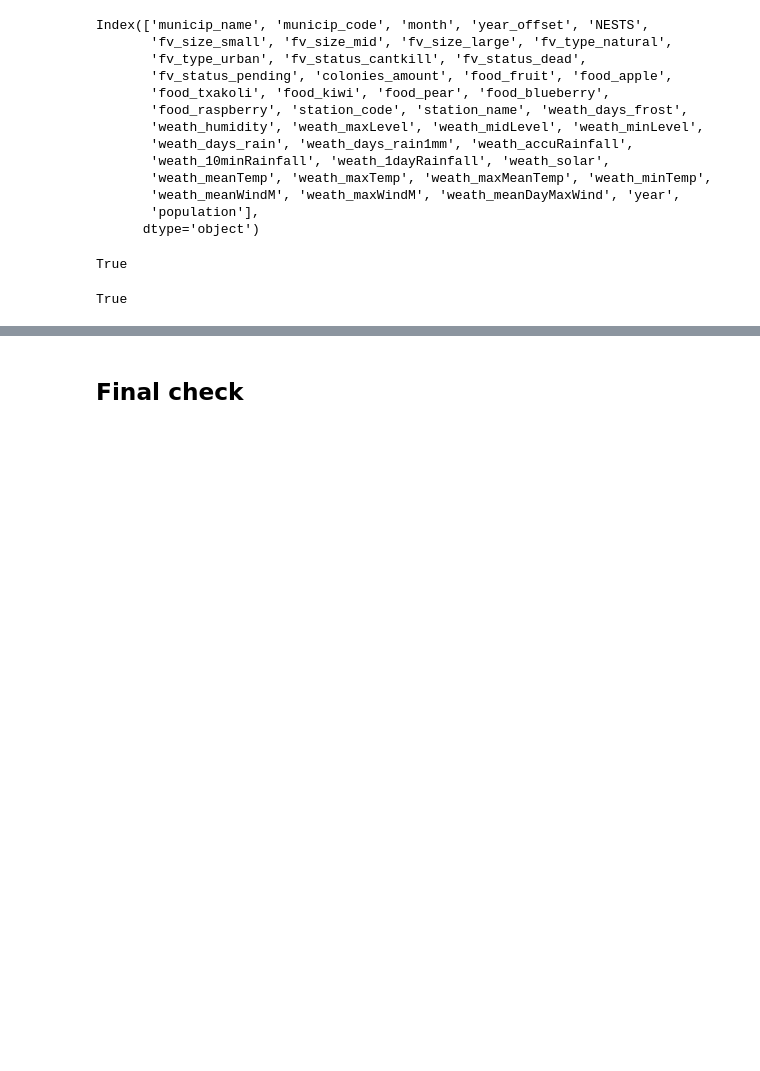
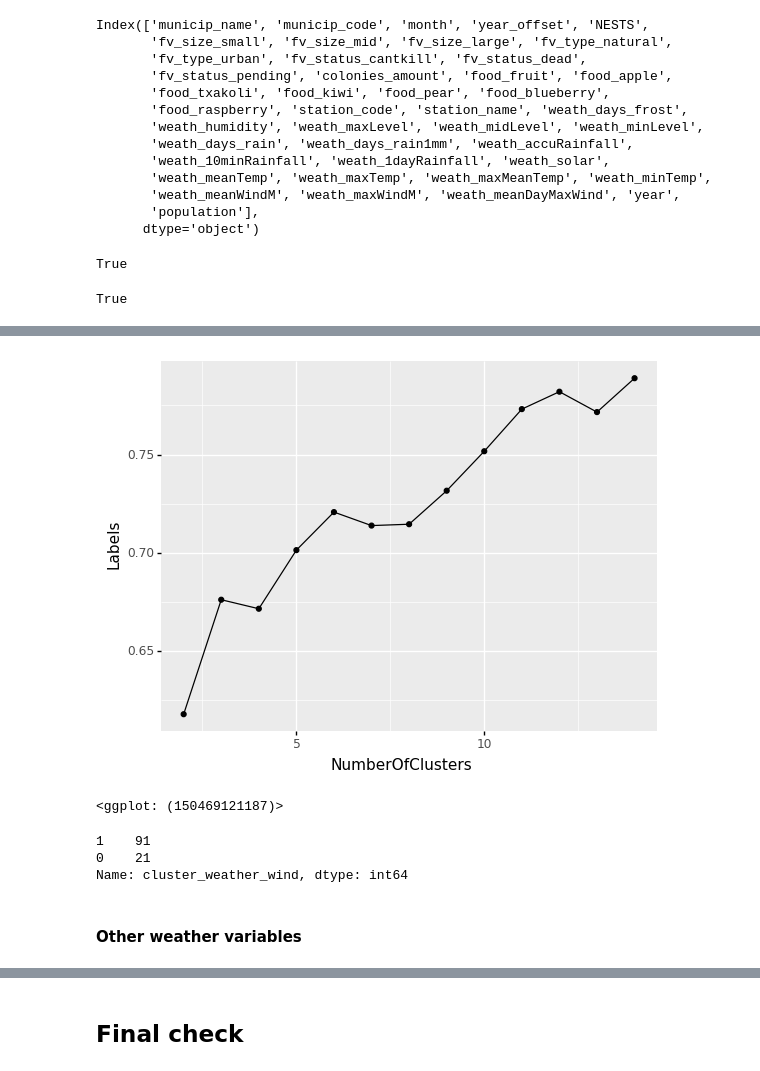
Before and after one commit to IEwaspbusters/KopuruVespaCompetitionIE, a Jupyter notebook: Competition_subs/2021-05-26_submit/Feeder_months/workerbee03_NESTS.ipynb, the cells around one changed output, grey strips where cells are left out. Saved outputs shown, nothing was run; the diff lists cells and outputs as text; code cells hidden in the pictures; blank space fills up the shorter version.

```diff
--- a/Competition_subs/2021-05-26_submit/Feeder_months/workerbee03_NESTS.ipynb
+++ b/Competition_subs/2021-05-26_submit/Feeder_months/workerbee03_NESTS.ipynb
@@ -599,0 +669,2 @@ all_the_queens_wasps_TRAIN['Cluster'] = pd.Series(modelLabels, index=all_the_que
+# %%
+clustersby_weather_temp = 2
@@ -599,0 +680,3 @@ all_the_queens_wasps_TRAIN['Cluster'] = pd.Series(modelLabels, index=all_the_que
+# %%
+all_the_queens_wasps_TRAIN = pd.merge(all_the_queens_wasps_TRAIN, weatherTempClusters['cluster_weather_temp'], how = 'left', on= 'municip_code')
+all_the_queens_wasps_PREDICT = pd.merge(all_the_queens_wasps_PREDICT, weatherTempClusters['cluster_weather_temp'], how = 'left', on= 'municip_code')
@@ -599,0 +685,15 @@ all_the_queens_wasps_TRAIN['Cluster'] = pd.Series(modelLabels, index=all_the_que
+# %%
+# scale the dataset using MinMaxScaler, the most common approach
+
+#scalators = ['weath_days_frost', 'weath_humidity', 'weath_maxLevel', 'weath_midLevel', 'weath_minLevel', 'weath_days_rain', 'weath_days_rain1mm', 'weath_accuRainfall', 'weath_10minRainfall', 'weath_1dayRainfall', 'weath_solar', 'weath_meanTemp', 'weath_maxTemp', 'weath_maxMeanTemp', 'weath_minTemp', 'weath_meanWindM', 'weath_maxWindM', 'weath_meanDayMaxWind']
+scalators_wind = ['municip_code', 'weath_meanWindM', 'weath_maxWindM', 'weath_meanDayMaxWind']
+
+weathercock_wind = all_the_queens_wasps_TRAIN[scalators_wind].copy()
+weathercock_wind.iloc[:,1:] = preprocessing.minmax_scale(weathercock_wind.iloc[:,1:])
+# %%
+weathercock_wind = weathercock_wind.groupby(by='municip_code', as_index=True).mean()
+windSilhouette = silueta(15, weathercock_wind)
+ggplot(aes(x='NumberOfClusters', y='Labels'), windSilhouette) + geom_line() + geom_point()
+# %% [output]
+[figure, added]
+<ggplot: (150469121187)>
@@ -599,0 +702,9 @@ all_the_queens_wasps_TRAIN['Cluster'] = pd.Series(modelLabels, index=all_the_que
+# %%
+weatherWindClusters = pd.DataFrame()
+weatherWindClusters['cluster_weather_wind'] = kmedias(clustersby_weather_wind, weathercock_wind)
+weatherWindClusters['cluster_weather_wind'].reset_index()
+weatherWindClusters['cluster_weather_wind'].value_counts()
+# %% [output]
+1    91
+0    21
+Name: cluster_weather_wind, dtype: int64
@@ -599,0 +714,2 @@ all_the_queens_wasps_TRAIN['Cluster'] = pd.Series(modelLabels, index=all_the_que
+# %% [markdown]
+#### Other weather variables
```
Also changed, not shown: parts of 85 cells of this notebook, 1 other file.
